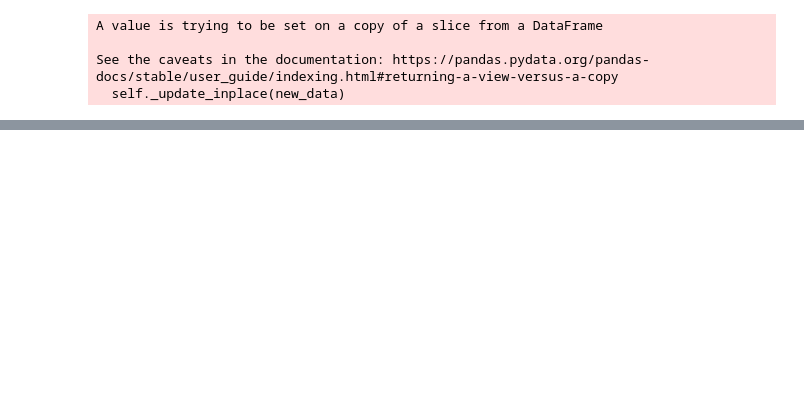
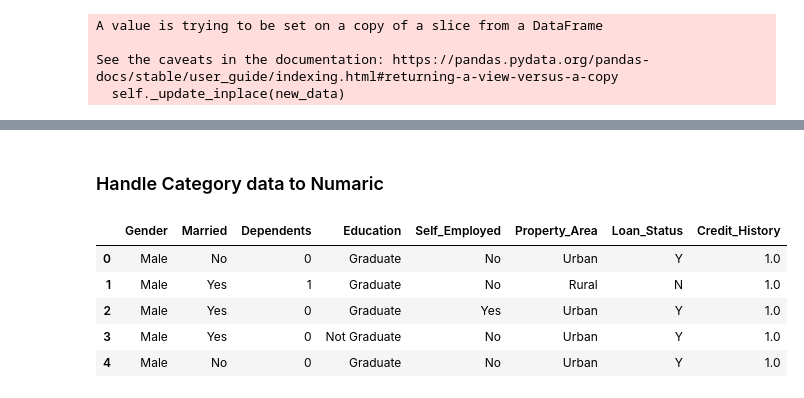
Before and after one commit to mawada-sweis/Loan-prediction-dataset, a Jupyter notebook: data_cleaning.ipynb, the cells around one changed output, grey strips where cells are left out. Cells and saved outputs as stored; diff of their text form; code cells hidden in the pictures; blank space fills up the shorter version.

```diff
--- a/data_cleaning.ipynb
+++ b/data_cleaning.ipynb
@@ -170 +272,12 @@ Loan_Status           0
 dtype: int64
+# %% [markdown]
+### Handle Category data to Numaric
+# %%
+train_cetagory.head()
+# %% [output]
+|  | Gender | Married | Dependents | Education | Self_Employed | Property_Area | Loan_Status | Credit_History |
+| 0 | Male | No | 0 | Graduate | No | Urban | Y | 1.0 |
+| 1 | Male | Yes | 1 | Graduate | No | Rural | N | 1.0 |
+| 2 | Male | Yes | 0 | Graduate | Yes | Urban | Y | 1.0 |
+| 3 | Male | Yes | 0 | Not Graduate | No | Urban | Y | 1.0 |
+| 4 | Male | No | 0 | Graduate | No | Urban | Y | 1.0 |
```
Also changed, not shown: parts of 35 cells of this notebook.
